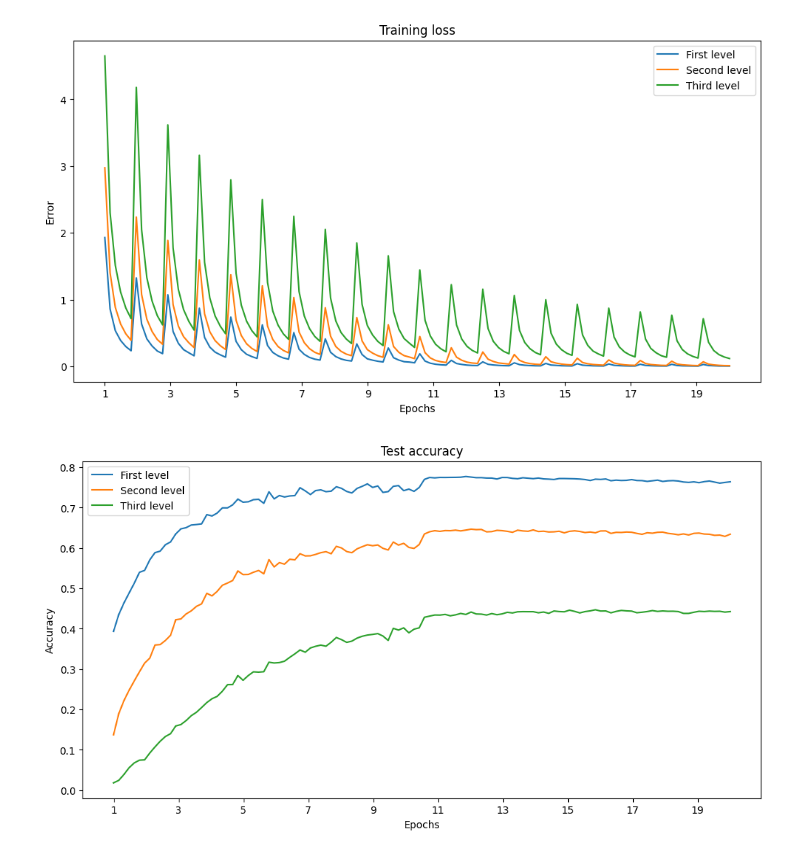
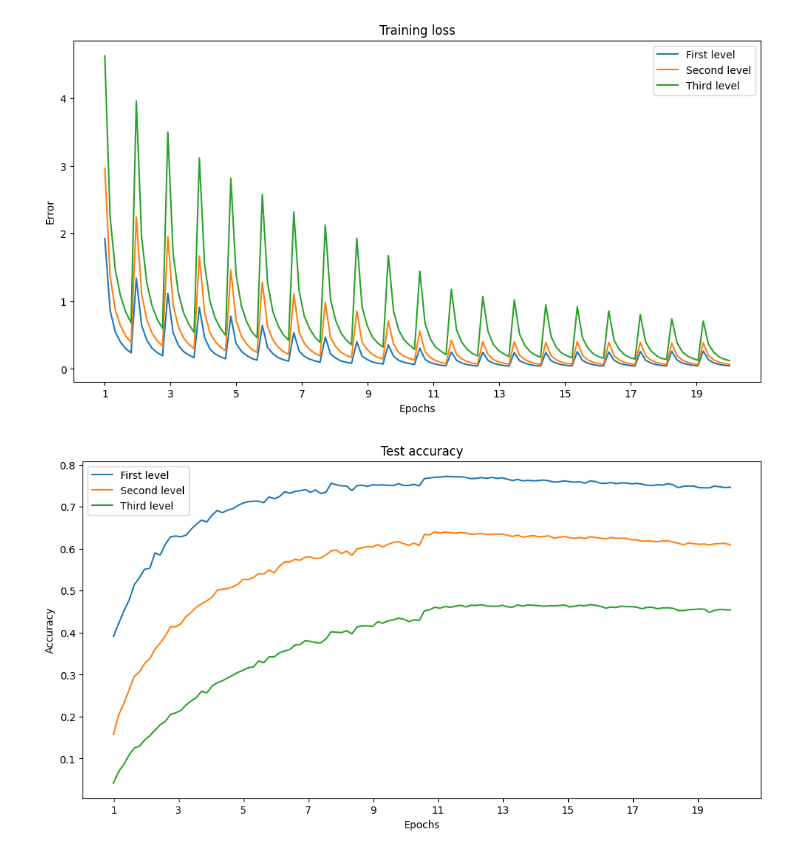
Before and after one commit to LoreFiaschi/LH-DNN, a Jupyter notebook: HCNN3-CIFAR100-d4-only_class_aware.ipynb, the cells around one changed output. Cells and saved outputs as stored; diff of their text form; code cells hidden in the pictures.

Commit message:
Implemented tree print. Solved bug in masks. Implemented reinforcers. Tested prj d0. Augmented num params.

```diff
--- a/HCNN3-CIFAR100-d4-only_class_aware.ipynb
+++ b/HCNN3-CIFAR100-d4-only_class_aware.ipynb
@@ -56,10 +56,10 @@ class HCNN3(CNN3):
         self.layerb17 = nn.Linear(512, self.dataset.num_c1)
 
         self.layerb27 = nn.Linear(512, self.dataset.num_c2)
-        self.layerb27_ = nn.Linear(self.dataset.num_c1, self.dataset.num_c2)
+        #self.layerb27_ = nn.Linear(self.dataset.num_c1, self.dataset.num_c2)
 
         self.layerb37 = nn.Linear(512, self.dataset.num_c3)
-        self.layerb37_ = nn.Linear(self.dataset.num_c2, self.dataset.num_c3)
+        #self.layerb37_ = nn.Linear(self.dataset.num_c2, self.dataset.num_c3)
 
 
         self.optimizer = optim.SGD(self.parameters(), lr = self.learning_rate[0],
@@ -126,10 +126,10 @@ class HCNN3(CNN3):
         b1 = self.layerb17(z)
 
         # branch 2
-        b2 = self.layerb27(ort2) + self.layerb27_(b1.clone().detach())
+        b2 = self.layerb27(ort2) * self.c2_mask(b1.clone().detach())
 
         # branch 3
-        b3 = self.layerb37(ort3) + self.layerb37_(b2.clone().detach())
+        b3 = self.layerb37(ort3) * self.c3_mask(b2.clone().detach())
 
         return b1, b2, b3
 # %%
@@ -147,21 +147,21 @@ cnn = HCNN3(learning_rate, momentum, nesterov, dataset, epochs, every_print, swi
 # %%
 err = False
 filename = "models/CIFAR100/H_d4_oca"
 
 try:
     cnn.train_track(filename)
     cnn.save_model(filename)
     msg = cnn.test(mode = "write", filename = filename)
-    cnn.write_configuration(filename)
+    cnn.write_configuration(filename, "Mask-*2, threshold_loss: 0.5")
 
 except Exception as errore:
     err = errore
 
 if err is False:
     bot.sendMessage("Programma terminato correttamente\n\n\nPerformance:\n\n"+msg)
 else:
     bot.sendMessage("Programma NON terminato correttamente\nTipo di errore: "+err.__class__.__name__+"\nMessaggio: "+str(err))
     raise err
 # %% [output]
-[figure, old version]
+[figure, new version]
-[figure, old version]
+[figure, new version]
```
Also changed, not shown: 4 other files.
